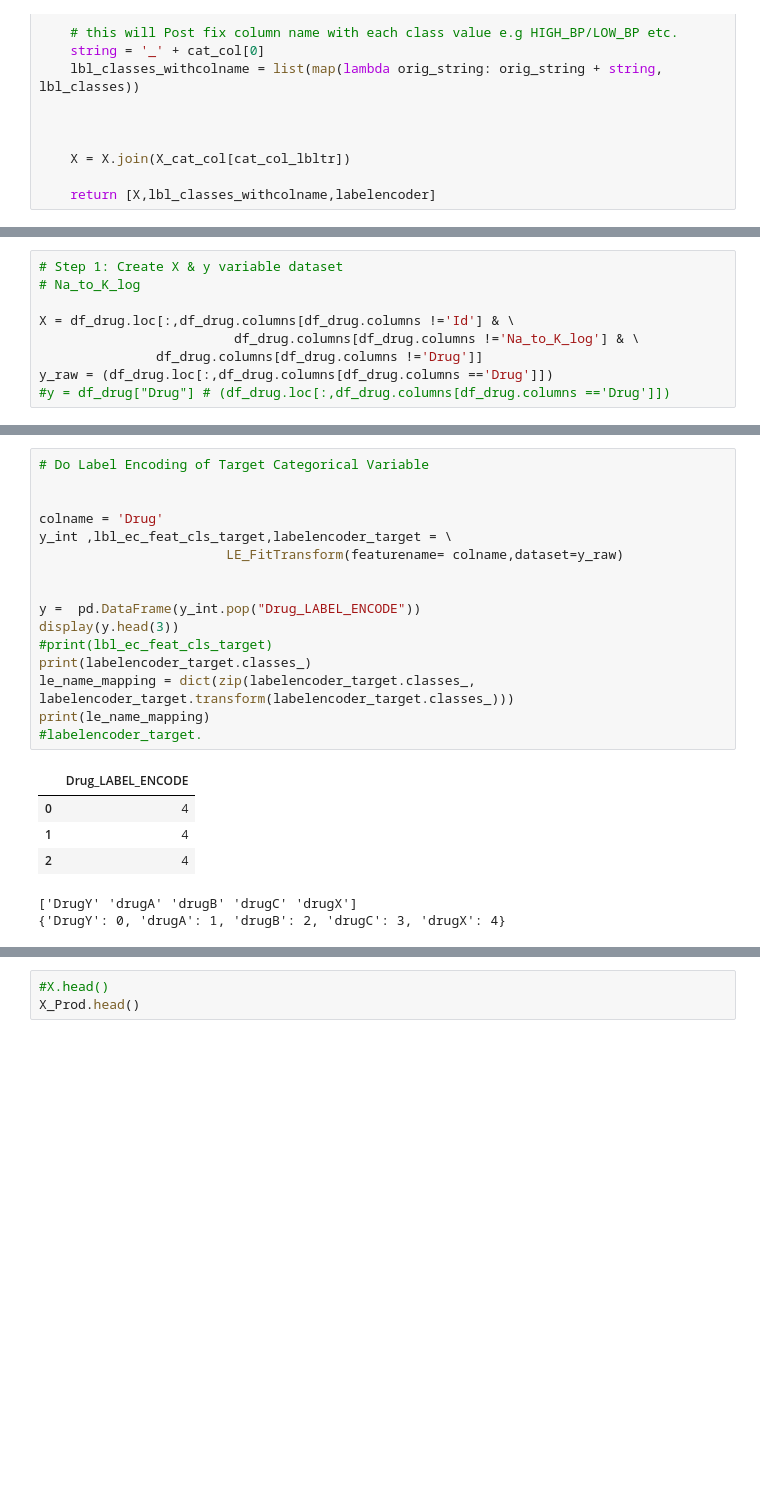
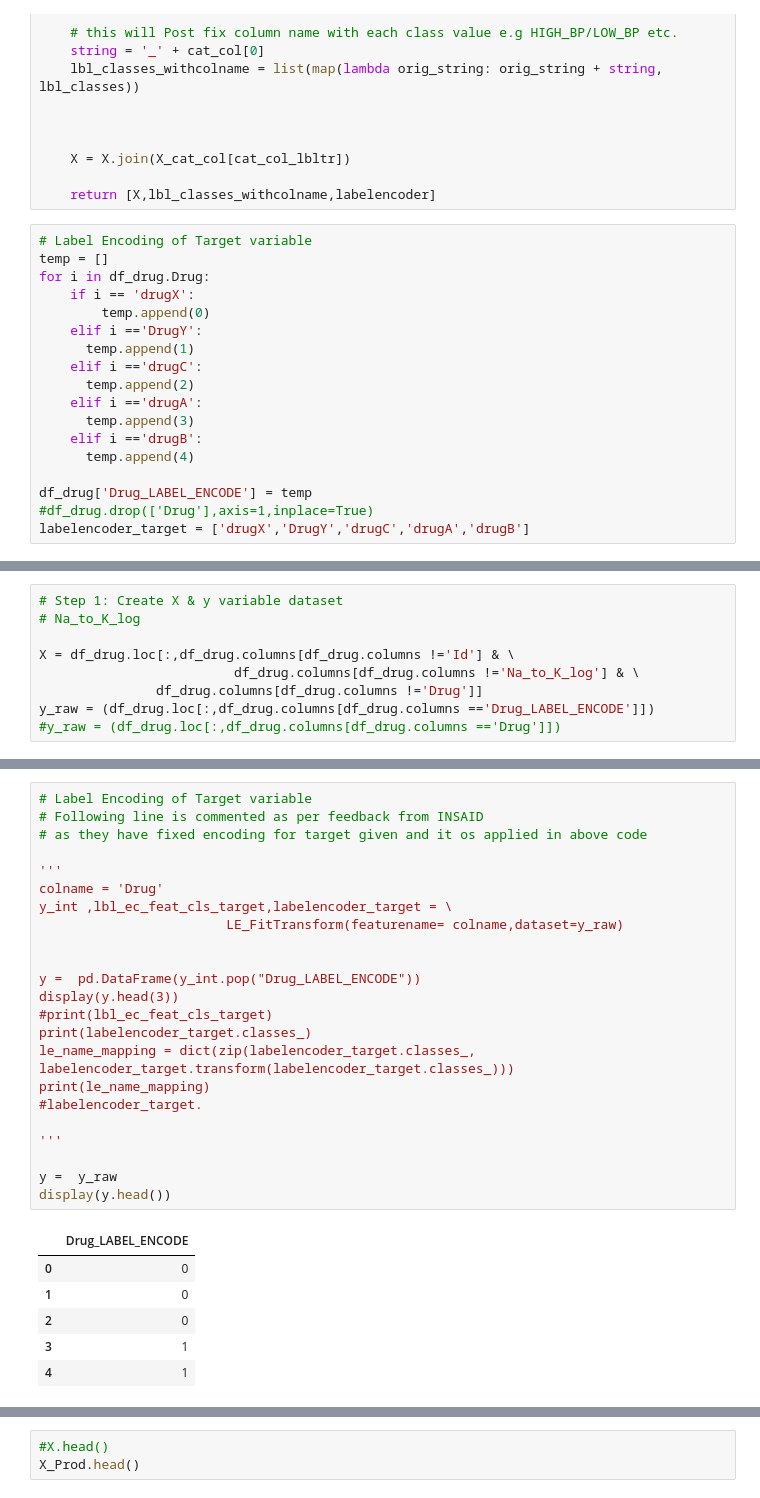
Before and after one commit to maheshambokar/INSAID_ML_Advance, a Jupyter notebook: drug-prediction.ipynb, the cells around one changed output, grey strips where cells are left out. Drawn from its saved outputs; the diff is of its cells as text; blank space fills up the shorter version.

```diff
--- a/drug-prediction.ipynb
+++ b/drug-prediction.ipynb
@@ -403,3 +403,21 @@ def LE_FitTransform(featurename:str,dataset:pd)-> [pd,str,LabelEncoder]:
     X = X.join(X_cat_col[cat_col_lbltr])
 
     return [X,lbl_classes_withcolname,labelencoder]
+# %%
+# Label Encoding of Target variable
+temp = []
+for i in df_drug.Drug:
+    if i == 'drugX':
+        temp.append(0)
+    elif i =='DrugY':
+      temp.append(1)
+    elif i =='drugC':
+      temp.append(2)
+    elif i =='drugA':
+      temp.append(3)
+    elif i =='drugB':
+      temp.append(4)
+
+df_drug['Drug_LABEL_ENCODE'] = temp
+#df_drug.drop(['Drug'],axis=1,inplace=True)
+labelencoder_target = ['drugX','DrugY','drugC','drugA','drugB']
@@ -410,8 +447,8 @@ def LE_FitTransform(featurename:str,dataset:pd)-> [pd,str,LabelEncoder]:
 X = df_drug.loc[:,df_drug.columns[df_drug.columns !='Id'] & \
                          df_drug.columns[df_drug.columns !='Na_to_K_log'] & \
                df_drug.columns[df_drug.columns !='Drug']]
-y_raw = (df_drug.loc[:,df_drug.columns[df_drug.columns =='Drug']])
-#y = df_drug["Drug"] # (df_drug.loc[:,df_drug.columns[df_drug.columns =='Drug']])
+y_raw = (df_drug.loc[:,df_drug.columns[df_drug.columns =='Drug_LABEL_ENCODE']])
+#y_raw = (df_drug.loc[:,df_drug.columns[df_drug.columns =='Drug']])
 # %%
 display((X.head(3)))
 display((y_raw.head(3)))
@@ -428,26 +465,33 @@ display((y_raw.head(3)))
 # %%
-# Do Label Encoding of Target Categorical Variable
+# Label Encoding of Target variable
+# Following line is commented as per feedback from INSAID
+# as they have fixed encoding for target given and it os applied in above code
 
-
+'''
 colname = 'Drug'
 y_int ,lbl_ec_feat_cls_target,labelencoder_target = \
                         LE_FitTransform(featurename= colname,dataset=y_raw)
 
 
 y =  pd.DataFrame(y_int.pop("Drug_LABEL_ENCODE"))
 display(y.head(3))
 #print(lbl_ec_feat_cls_target)
 print(labelencoder_target.classes_)
 le_name_mapping = dict(zip(labelencoder_target.classes_, labelencoder_target.transform(labelencoder_target.classes_)))
 print(le_name_mapping)
 #labelencoder_target.
+
+'''
+
+y =  y_raw
+display(y.head())
 # %% [output]
 |  | Drug_LABEL_ENCODE |
-| 0 | 4 |
-| 1 | 4 |
-| 2 | 4 |
+| 0 | 0 |
+| 1 | 0 |
+| 2 | 0 |
+| 3 | 1 |
+| 4 | 1 |
-['DrugY' 'drugA' 'drugB' 'drugC' 'drugX']
-{'DrugY': 0, 'drugA': 1, 'drugB': 2, 'drugC': 3, 'drugX': 4}
 # %%
 # Load submission test data . This will used in last step
 df_drug_prod = pd.read_csv("drug_test.csv")
```
Also changed, not shown: parts of 36 cells of this notebook, 1 other file.
